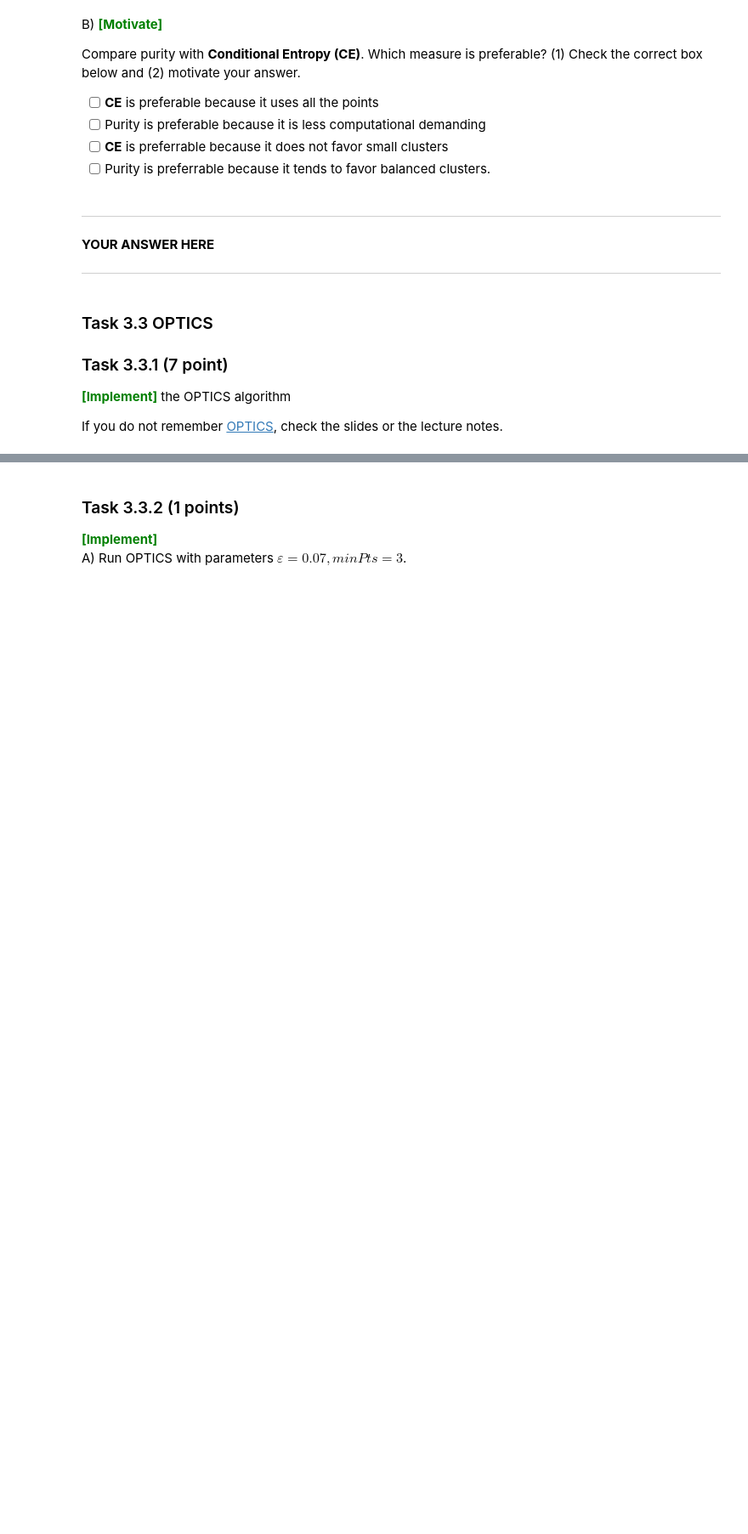
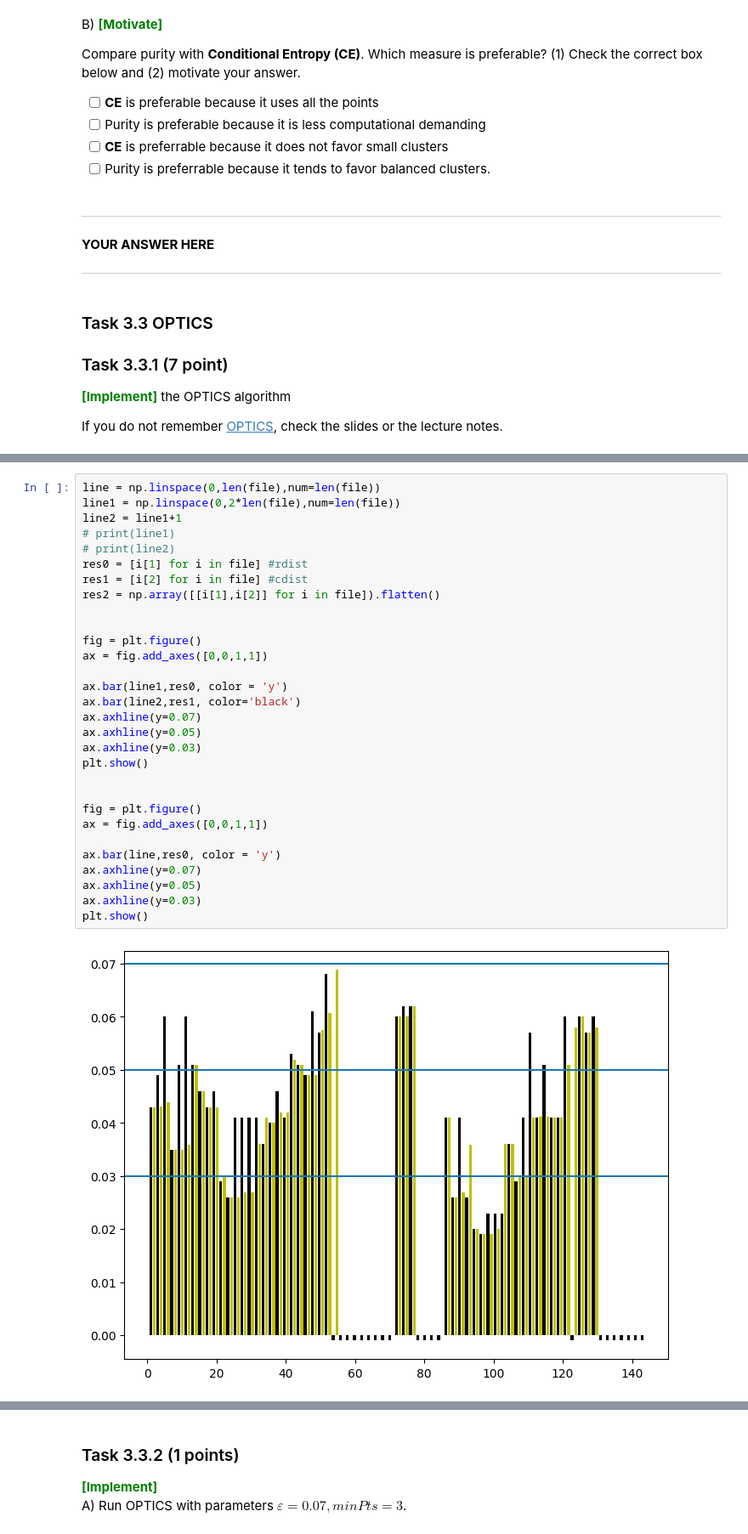
Before and after one commit to AnneKir/dm2023-exercises, a Jupyter notebook: handins/handin1.ipynb, the cells around one changed output, grey strips where cells are left out. Shown at 85% size. Cells and saved outputs as stored; diff of their text form; blank space fills up the shorter version.

```diff
--- a/handins/handin1.ipynb
+++ b/handins/handin1.ipynb
@@ -1418,0 +1416,32 @@ Text(0.5, 1.0, 'Automatic Clustering\nOPTICS')
+# %%
+line = np.linspace(0,len(file),num=len(file))
+line1 = np.linspace(0,2*len(file),num=len(file))
+line2 = line1+1
+# print(line1)
+# print(line2)
+res0 = [i[1] for i in file] #rdist
+res1 = [i[2] for i in file] #cdist
+res2 = np.array([[i[1],i[2]] for i in file]).flatten()
+
+
+fig = plt.figure()
+ax = fig.add_axes([0,0,1,1])
+
+ax.bar(line1,res0, color = 'y')
+ax.bar(line2,res1, color='black')
+ax.axhline(y=0.07)
+ax.axhline(y=0.05)
+ax.axhline(y=0.03)
+plt.show()
+
+
+fig = plt.figure()
+ax = fig.add_axes([0,0,1,1])
+
+ax.bar(line,res0, color = 'y')
+ax.axhline(y=0.07)
+ax.axhline(y=0.05)
+ax.axhline(y=0.03)
+plt.show()
+# %% [output]
+[figure, added]
```
Also changed, not shown: parts of 27 cells of this notebook, 1 other file.
